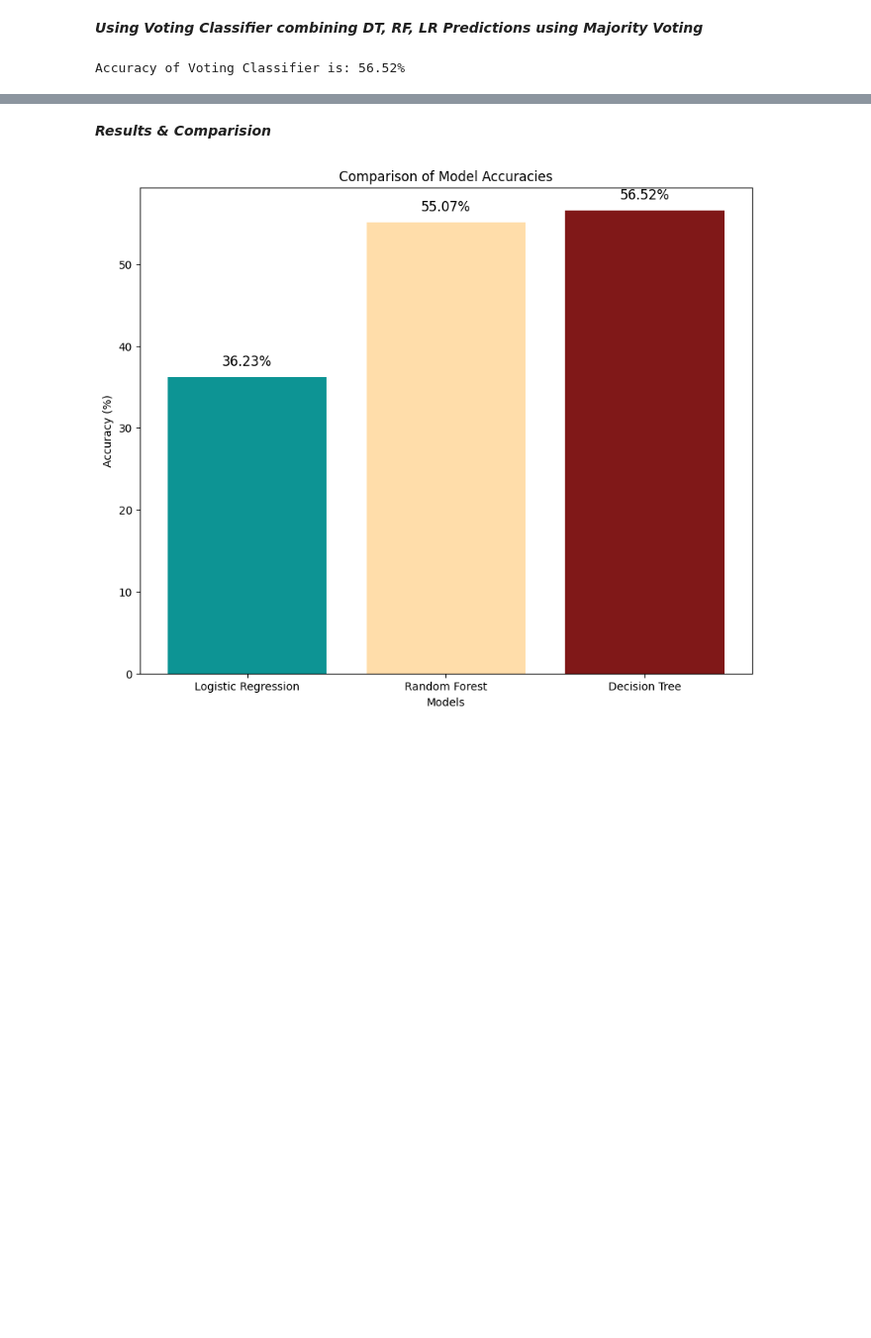
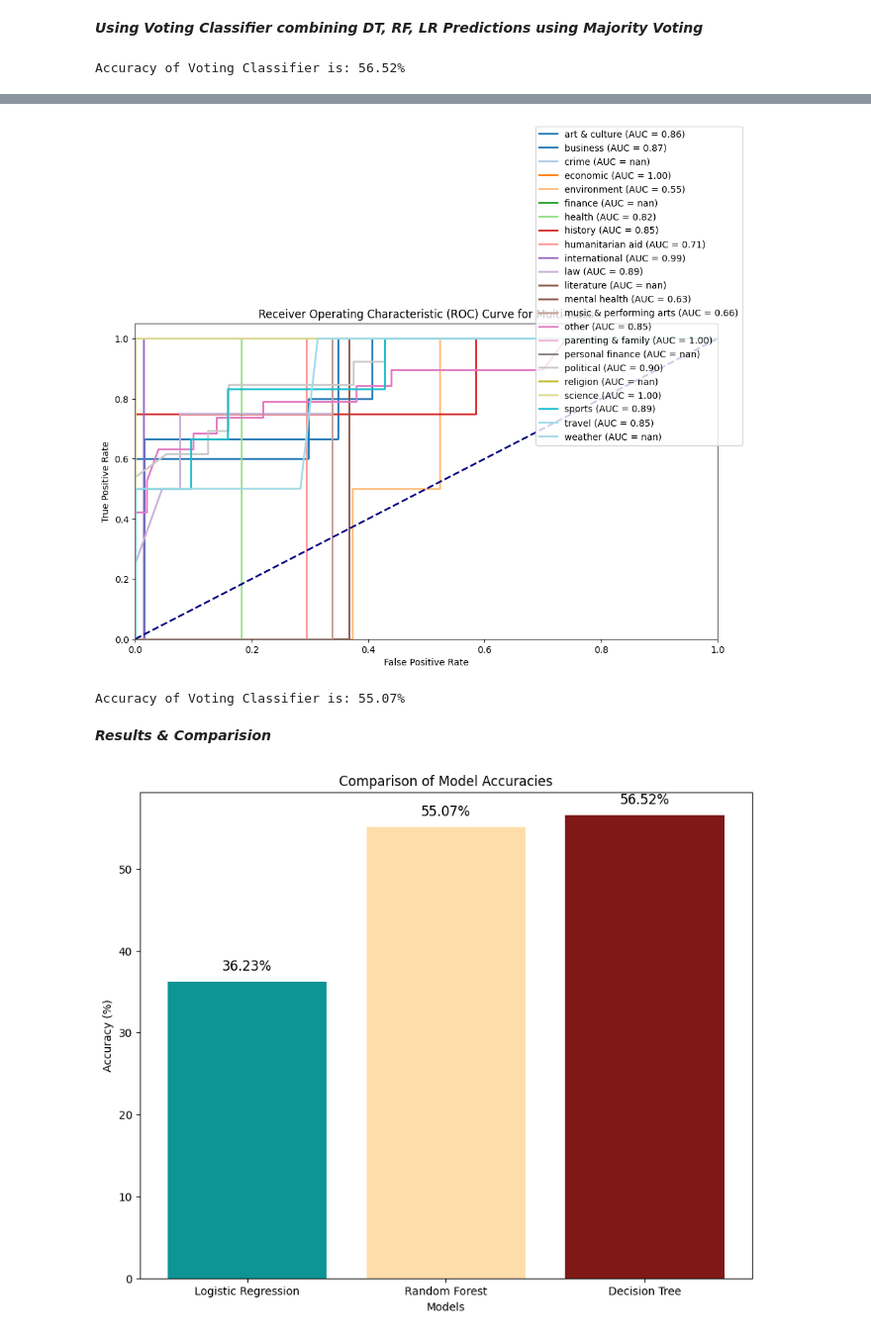
Before and after one commit to Jaweria-Asif/Automated-News-Categorization-Using-Data-Science-Techniques, a Jupyter notebook: Data_Science_Project.ipynb, the cells around one changed output, grey strips where cells are left out. Shown at 99% size. Cells and saved outputs as stored; diff of their text form; code cells hidden in the pictures; blank space fills up the shorter version.

```diff
--- a/Data_Science_Project.ipynb
+++ b/Data_Science_Project.ipynb
@@ -575,3 +527,73 @@ Accuracy of Voting Classifier is: 57.97%
+# %%
+import matplotlib.pyplot as plt
+from sklearn.metrics import roc_curve, auc
+from sklearn.preprocessing import label_binarize
+from sklearn.multiclass import OneVsRestClassifier
+
+# Define the classes mapping
+class_mapping = {
+    'art & culture': 0, 'business': 1, 'crime': 2, 'economic': 3, 'environment': 4,
+    'finance': 5, 'health': 6, 'history': 7, 'humanitarian aid': 8, 'international': 9,
+    'law': 10, 'literature': 11, 'mental health': 12, 'music & performing arts': 13,
+    'other': 14, 'parenting & family': 15, 'personal finance': 16, 'political': 17,
+    'religion': 18, 'science': 19, 'sports': 20, 'travel': 21, 'weather': 22
+}
+
+# Define the three models for the voting classifier
+voting_clf = VotingClassifier(estimators=[
+    ('Logistic Regression', LogReg),
+    ('Random Forest', rf_classifier),
+    ('Decision Tree', dt_classifier)
+], voting='soft')
+
+# Fit the voting classifier on the training data
+voting_clf.fit(tfidf_train, y_train)
+
+# Predict the probabilities using the trained voting classifier
+y_probs = voting_clf.predict_proba(tfidf_val)
+
+# Binarize the true labels for multi-class ROC calculation
+y_test_bin = label_binarize(y_test, classes=list(class_mapping.values()))
+
+# Calculate ROC curve and AUC for each class
+n_classes = len(class_mapping)
+fpr = dict()
+tpr = dict()
+roc_auc = dict()
+
+for i in range(n_classes):
+    fpr[i], tpr[i], _ = roc_curve(y_test_bin[:, i], y_probs[:, i])
+    roc_auc[i] = auc(fpr[i], tpr[i])
+
+# Plot the ROC curve for each class
+plt.figure(figsize=(10, 8))
+colors = plt.cm.get_cmap('tab20', n_classes)  # Use a color map with enough colors
+for i in range(n_classes):
+    plt.plot(fpr[i], tpr[i], color=colors(i), lw=2, label=f'{list(class_mapping.keys())[i]} (AUC = {roc_auc[i]:.2f})')
+
+# Plot diagonal line (no skill)
+plt.plot([0, 1], [0, 1], color='navy', lw=2, linestyle='--')
+
+# Format the plot
+plt.xlim([0.0, 1.0])
+plt.ylim([0.0, 1.05])
+plt.xlabel('False Positive Rate')
+plt.ylabel('True Positive Rate')
+plt.title('Receiver Operating Characteristic (ROC) Curve for Multi-class')
+plt.legend(loc='lower right', bbox_to_anchor=(1.05, 0.6))
+plt.tight_layout()
+plt.show()
+
+# Calculate the accuracy of the voting classifier
+Pred_Voting = voting_clf.predict(tfidf_val)
+Accuracy_Voting = accuracy_score(y_test, Pred_Voting)
+Accuracy_Voting = round(Accuracy_Voting * 100, 2)
+
+# Print the accuracy of the voting classifier
+print(f'Accuracy of Voting Classifier is: {Accuracy_Voting}%')
+# %% [output]
+[figure, added]
+Accuracy of Voting Classifier is: 55.07%
 # %% [markdown]
 ***Results & Comparision***
 # %%
```
Also changed, not shown: parts of 5 cells of this notebook.
